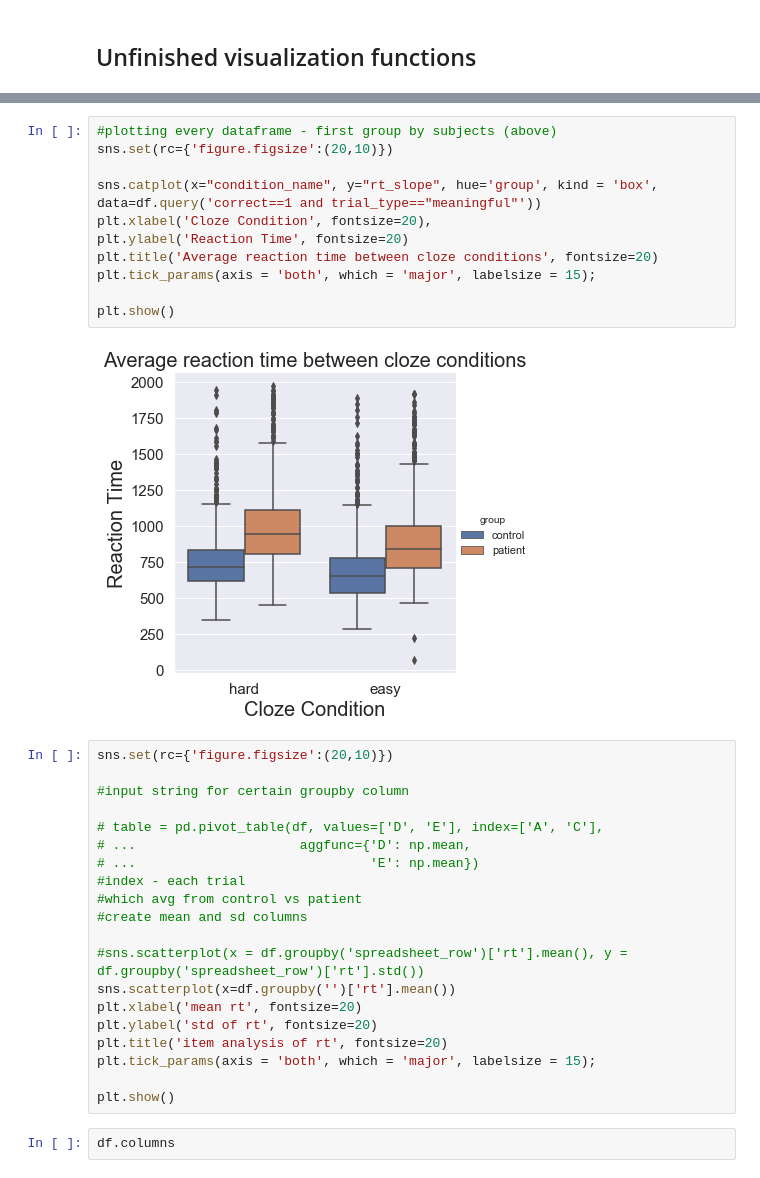
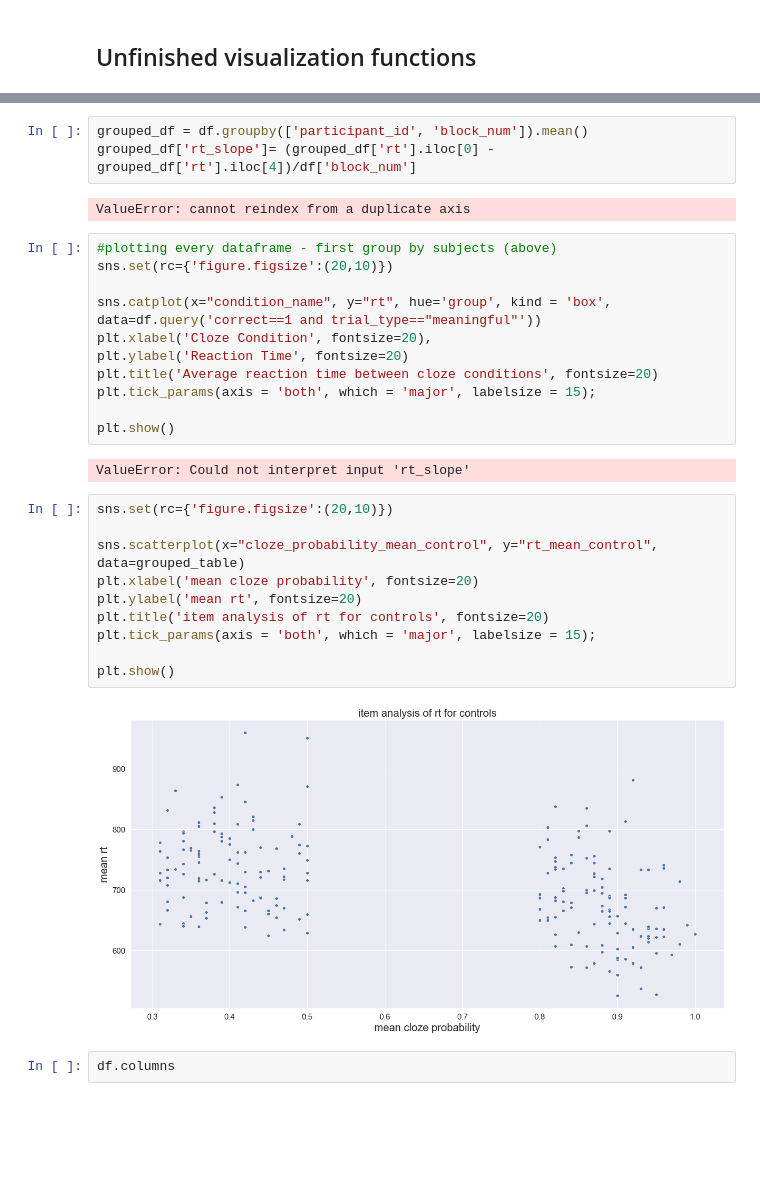
Before and after one commit to sbruinsma1/cort_language, a Jupyter notebook: notebooks/experiment_ana_visualization.ipynb, the cells around one changed output, grey strips where cells are left out. Saved outputs shown, nothing was run; the diff lists cells and outputs as text; blank space fills up the shorter version.

Commit message:
updates in preprocessing/visualizing for experiment and participant database ana

```diff
--- a/notebooks/experiment_ana_visualization.ipynb
+++ b/notebooks/experiment_ana_visualization.ipynb
@@ -156,8 +143,13 @@ grouped_df['rt_slope']=(df['rt']-df['rt'].iloc[0])/df['block_num']
+# %%
+grouped_df = df.groupby(['participant_id', 'block_num']).mean()
+grouped_df['rt_slope']= (grouped_df['rt'].iloc[0] - grouped_df['rt'].iloc[4])/df['block_num']
+# %% [output]
+ValueError: cannot reindex from a duplicate axis
 # %%
 #plotting every dataframe - first group by subjects (above)
 sns.set(rc={'figure.figsize':(20,10)})
 
-sns.catplot(x="condition_name", y="rt_slope", hue='group', kind = 'box', data=df.query('correct==1 and trial_type=="meaningful"'))
+sns.catplot(x="condition_name", y="rt", hue='group', kind = 'box', data=df.query('correct==1 and trial_type=="meaningful"'))
 plt.xlabel('Cloze Condition', fontsize=20),
 plt.ylabel('Reaction Time', fontsize=20)
 plt.title('Average reaction time between cloze conditions', fontsize=20)
@@ -165,26 +157,18 @@ plt.tick_params(axis = 'both', which = 'major', labelsize = 15);
 
 plt.show()
 # %% [output]
-[figure, removed]
+ValueError: Could not interpret input 'rt_slope'
 # %%
 sns.set(rc={'figure.figsize':(20,10)})
 
-#input string for certain groupby column
-
-# table = pd.pivot_table(df, values=['D', 'E'], index=['A', 'C'],
-# ...                     aggfunc={'D': np.mean,
-# ...                              'E': np.mean})
-#index - each trial
-#which avg from control vs patient
-#create mean and sd columns
-
-#sns.scatterplot(x = df.groupby('spreadsheet_row')['rt'].mean(), y = df.groupby('spreadsheet_row')['rt'].std())
-sns.scatterplot(x=df.groupby('')['rt'].mean())
-plt.xlabel('mean rt', fontsize=20)
-plt.ylabel('std of rt', fontsize=20)
-plt.title('item analysis of rt', fontsize=20)
+sns.scatterplot(x="cloze_probability_mean_control", y="rt_mean_control", data=grouped_table)
+plt.xlabel('mean cloze probability', fontsize=20)
+plt.ylabel('mean rt', fontsize=20)
+plt.title('item analysis of rt for controls', fontsize=20)
 plt.tick_params(axis = 'both', which = 'major', labelsize = 15);
 
 plt.show()
+# %% [output]
+[figure, added]
 # %%
 df.columns
```
Also changed, not shown: parts of 10 cells of this notebook, 6 other files.
